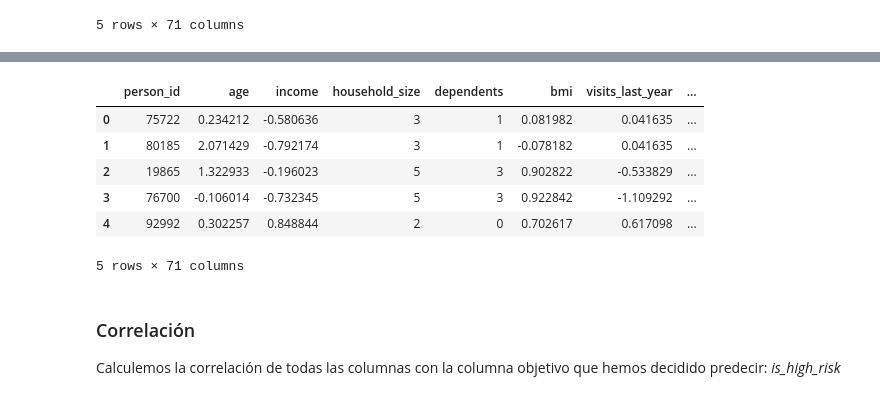
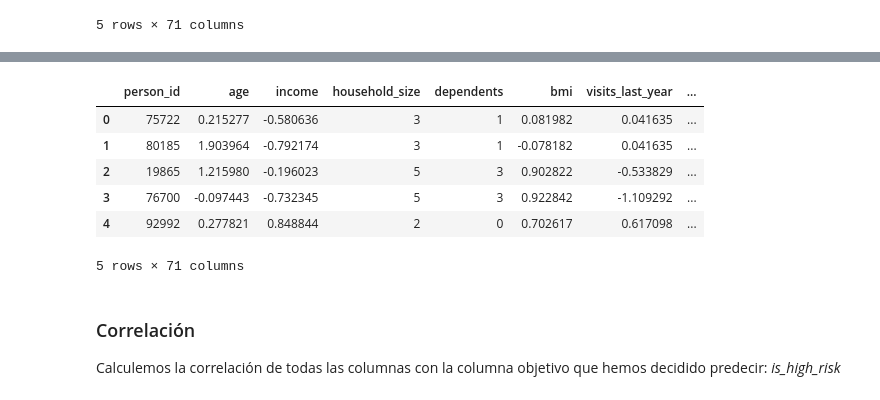
Before and after one commit to Val2a/trabajo-ia, a Jupyter notebook: RedesNeuronales.ipynb, the cells around one changed output, grey strips where cells are left out. Drawn from its saved outputs; the diff is of its cells as text; code cells hidden in the pictures.

```diff
--- a/RedesNeuronales.ipynb
+++ b/RedesNeuronales.ipynb
@@ -245,13 +254,13 @@ Para contrastar con el método anterior, no sería mala opción.
 
 Debido a que son pocas filas, vamos a limitarnos a sustituir los datos nulos por la moda de la columna:
 # %%
-alcohol_freq_mode = data['alcohol_freq'].mode()[0]
+alcohol_freq_mode = datos_sanados['alcohol_freq'].mode()[0]
 alcohol_freq_mode
 # %% [output]
 'Occasional'
 # %%
-data['alcohol_freq'] = data['alcohol_freq'].fillna(alcohol_freq_mode)
-print(data['alcohol_freq'].unique())
+datos_sanados['alcohol_freq'] = datos_sanados['alcohol_freq'].fillna(alcohol_freq_mode)
+print(datos_sanados['alcohol_freq'].unique())
 # %% [output]
 ['Occasional' 'Weekly' 'Daily']
 # %% [markdown]
@@ -293,16 +302,16 @@ tier_map = {
 }
 
 # Aplicamos los cambios
-data['education_encoded'] = data['education'].map(education_map)
-data['smoker_encoded'] = data['smoker'].map(smoker_map)
-data['alcohol_freq_encoded'] = data['alcohol_freq'].map(alcohol_map)
-data['network_tier_encoded'] = data['network_tier'].map(tier_map)
+datos_sanados['education_encoded'] = datos_sanados['education'].map(education_map)
+datos_sanados['smoker_encoded'] = datos_sanados['smoker'].map(smoker_map)
+datos_sanados['alcohol_freq_encoded'] = datos_sanados['alcohol_freq'].map(alcohol_map)
+datos_sanados['network_tier_encoded'] = datos_sanados['network_tier'].map(tier_map)
 
 # get_dummies no borra las columnas originales, así que tenemos que hacerlo nosotros.
-data.drop(columns=['education', 'smoker', 'alcohol_freq', 'network_tier'], inplace=True)
+datos_sanados.drop(columns=['education', 'smoker', 'alcohol_freq', 'network_tier'], inplace=True)
 
-data.head()
-print(data.columns)
+datos_sanados.head()
+print(datos_sanados.columns)
 # %% [output]
 Index(['person_id', 'age', 'sex', 'region', 'urban_rural', 'income',
        'marital_status', 'employment_status', 'household_size', 'dependents',
@@ -335,10 +344,10 @@ nominal_cols = [
 # true o false. Para el modelo de regresión logística, que al fin y al cabo
 # no son más que un conjunto de fórmulas matemáticas, necesitamos el
 # valor numérico para poder operar.
-data = pd.get_dummies(data, columns=nominal_cols, dtype=int)
+datos_sanados = pd.get_dummies(datos_sanados, columns=nominal_cols, dtype=int)
 
 # Vemos el resultado
-data.head()
+datos_sanados.head()
 # %% [output]
 |  | person_id | age | income | household_size | dependents | bmi | visits_last_year | ... |
 | 0 | 75722 | 52 | 22700.0 | 3 | 1 | 27.4 | 2 | ... |
@@ -366,25 +375,28 @@ Teniendo eso en cuenta, vamos a proceder a normalizar usando la fórmula del Z-S
 # %%
 # Lista de columnas continuas a normalizar
 columnasNormalizar = [
     'age', 'income', 'bmi', 'visits_last_year', 'days_hospitalized_last_3yrs', 'medication_count', 'systolic_bp', 'diastolic_bp', 'ldl', 'hba1c',
     'deductible', 'copay', 'annual_medical_cost', 'annual_premium', 'monthly_premium', 'claims_count', 'avg_claim_amount', 'total_claims_paid'
 ]
 
 # Aplicamos la fórmula del z-score: (valor - media) / desviacionEstandar
 #
 # Si lo hacemos de la siguiente manera, estaremos usando la vectorización que usa pandas por dentro,
 # por lo que ésta operación se vuelve bastante más ligera
-data[columnasNormalizar] = (data[columnasNormalizar] - data[columnasNormalizar].mean()) / data[columnasNormalizar].std()
+datos_normalizados = datos_sanados.copy()
+
+datos_normalizados[columnasNormalizar] = (datos_normalizados[columnasNormalizar]
+                                          - datos_normalizados[columnasNormalizar].mean()) / datos[columnasNormalizar].std()
 
 # Comprobamos los datos
-data.head()
+datos_normalizados.head()
 # %% [output]
 |  | person_id | age | income | household_size | dependents | bmi | visits_last_year | ... |
-| 0 | 75722 | 0.234212 | -0.580636 | 3 | 1 | 0.081982 | 0.041635 | ... |
-| 1 | 80185 | 2.071429 | -0.792174 | 3 | 1 | -0.078182 | 0.041635 | ... |
-| 2 | 19865 | 1.322933 | -0.196023 | 5 | 3 | 0.902822 | -0.533829 | ... |
-| 3 | 76700 | -0.106014 | -0.732345 | 5 | 3 | 0.922842 | -1.109292 | ... |
-| 4 | 92992 | 0.302257 | 0.848844 | 2 | 0 | 0.702617 | 0.617098 | ... |
+| 0 | 75722 | 0.215277 | -0.580636 | 3 | 1 | 0.081982 | 0.041635 | ... |
+| 1 | 80185 | 1.903964 | -0.792174 | 3 | 1 | -0.078182 | 0.041635 | ... |
+| 2 | 19865 | 1.215980 | -0.196023 | 5 | 3 | 0.902822 | -0.533829 | ... |
+| 3 | 76700 | -0.097443 | -0.732345 | 5 | 3 | 0.922842 | -1.109292 | ... |
+| 4 | 92992 | 0.277821 | 0.848844 | 2 | 0 | 0.702617 | 0.617098 | ... |
 5 rows × 71 columns
 # %% [markdown]
 ### Correlación
```
Also changed, not shown: parts of 127 cells of this notebook.
